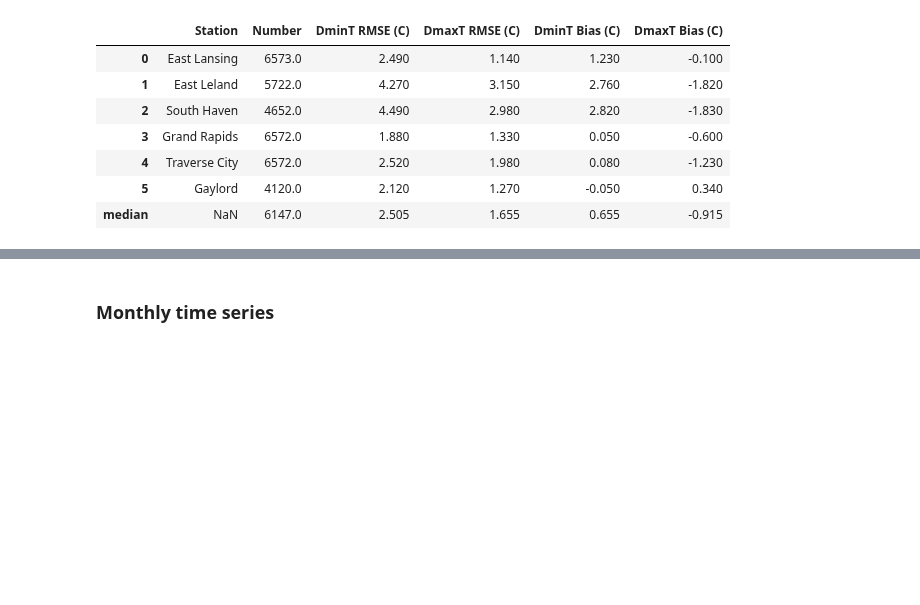
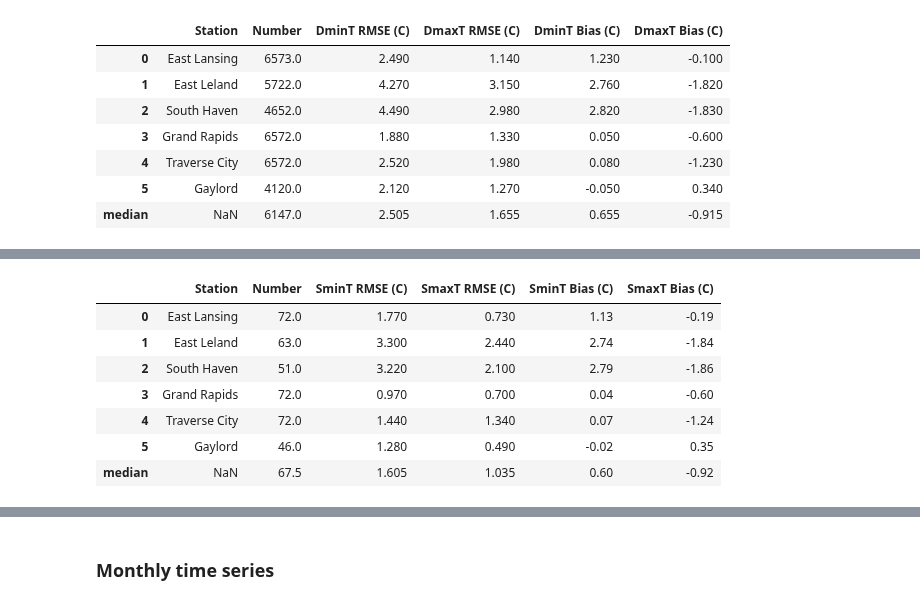
Before and after one commit to Diane1306/ERA5_PRISM, a Jupyter notebook: Summary2.ipynb, the cells around one changed output, grey strips where cells are left out. Cells and saved outputs as stored; diff of their text form; code cells hidden in the pictures; blank space fills up the shorter version.

```diff
--- a/Summary2.ipynb
+++ b/Summary2.ipynb
@@ -314,0 +391,51 @@ df_rmse
+# %%
+def season(mon):
+    if mon in [1.0, 2.0, 3.0]:
+        return 1.0
+    elif mon in [4.0, 5.0, 6.0]:
+        return 2.0
+    elif mon in [7.0, 8.0, 9.0]:
+        return 3.0
+    elif mon in [10.0, 11.0, 12.0]:
+        return 4.0
+for i in range(6):
+    obs_utc_tmin[i]['SEASON'] = list(map(season, obs_utc_tmin[i]['MONTH'].values))
+    era_utc_tmin[i]['SEASON'] = list(map(season, era_utc_tmin[i]['MONTH'].values))
+    pri_utc_tmin[i]['SEASON'] = list(map(season, pri_utc_tmin[i]['MONTH'].values))
+    obs_utc_tmax[i]['SEASON'] = list(map(season, obs_utc_tmax[i]['MONTH'].values))
+    era_utc_tmax[i]['SEASON'] = list(map(season, era_utc_tmax[i]['MONTH'].values))
+    pri_utc_tmax[i]['SEASON'] = list(map(season, pri_utc_tmax[i]['MONTH'].values))
+# %%
+obs_tminS = [obs_utc_tmin[i].groupby([obs_utc_tmin[i].YEAR, obs_utc_tmin[i].SEASON])['atmp'].mean() for i in range(6)]
+obs_tmaxS = [obs_utc_tmax[i].groupby([obs_utc_tmax[i].YEAR, obs_utc_tmax[i].SEASON])['atmp'].mean() for i in range(6)]
+
+era_tminS = [era_utc_tmin[i].groupby([era_utc_tmin[i].YEAR, era_utc_tmin[i].SEASON])['atmp'].mean() for i in range(6)]
+era_tmaxS = [era_utc_tmax[i].groupby([era_utc_tmax[i].YEAR, era_utc_tmax[i].SEASON])['atmp'].mean() for i in range(6)]
+
+pri_tminS = [pri_utc_tmin[i].groupby([pri_utc_tmin[i].YEAR, pri_utc_tmin[i].SEASON])['atmp'].mean() for i in range(6)]
+pri_tmaxS = [pri_utc_tmax[i].groupby([pri_utc_tmax[i].YEAR, pri_utc_tmax[i].SEASON])['atmp'].mean() for i in range(6)]
+# %%
+rmse_pritmin = [rmse_np(obs_tminS[i].values, pri_tminS[i].values) for i in range(6)]
+rmse_pritmax = [rmse_np(obs_tmaxS[i].values, pri_tmaxS[i].values) for i in range(6)]
+
+rmse_eratmin = [rmse_np(obs_tminS[i].values, era_tminS[i].values) for i in range(6)]
+rmse_eratmax = [rmse_np(obs_tmaxS[i].values, era_tmaxS[i].values) for i in range(6)]
+# %%
+locn = ['East Lansing', 'East Leland', 'South Haven', 'Grand Rapids', 'Traverse City', 'Gaylord']
+df_rmse = pd.DataFrame({'Station':[locn[i] for i in range(6)],
+                        'Number':[len(obs_tminS[i]) for i in range(6)],
+                        'SminT RMSE (C)':[round(rmse_eratmin[i],2) for i in range(6)],
+                        'SmaxT RMSE (C)':[round(rmse_eratmax[i],2) for i in range(6)],
+                        'SminT Bias (C)':[round(np.nanmean(era_tminS[i].values-obs_tminS[i].values),2) for i in range(6)],
+                        'SmaxT Bias (C)':[round(np.nanmean(era_tmaxS[i].values-obs_tmaxS[i].values),2) for i in range(6)]})
+df_rmse.loc['median'] = df_rmse.median()
+df_rmse
+# %% [output]
+|  | Station | Number | SminT RMSE (C) | SmaxT RMSE (C) | SminT Bias (C) | SmaxT Bias (C) |
+| 0 | East Lansing | 72.0 | 1.770 | 0.730 | 1.13 | -0.19 |
+| 1 | East Leland | 63.0 | 3.300 | 2.440 | 2.74 | -1.84 |
+| 2 | South Haven | 51.0 | 3.220 | 2.100 | 2.79 | -1.86 |
+| 3 | Grand Rapids | 72.0 | 0.970 | 0.700 | 0.04 | -0.60 |
+| 4 | Traverse City | 72.0 | 1.440 | 1.340 | 0.07 | -1.24 |
+| 5 | Gaylord | 46.0 | 1.280 | 0.490 | -0.02 | 0.35 |
+| median | NaN | 67.5 | 1.605 | 1.035 | 0.60 | -0.92 |
```
Also changed, not shown: parts of 8 cells of this notebook.
